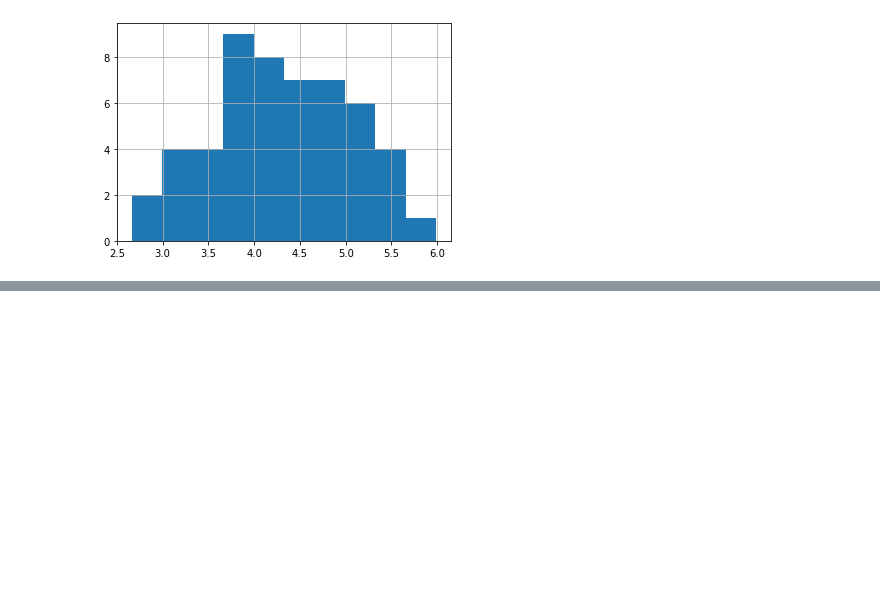
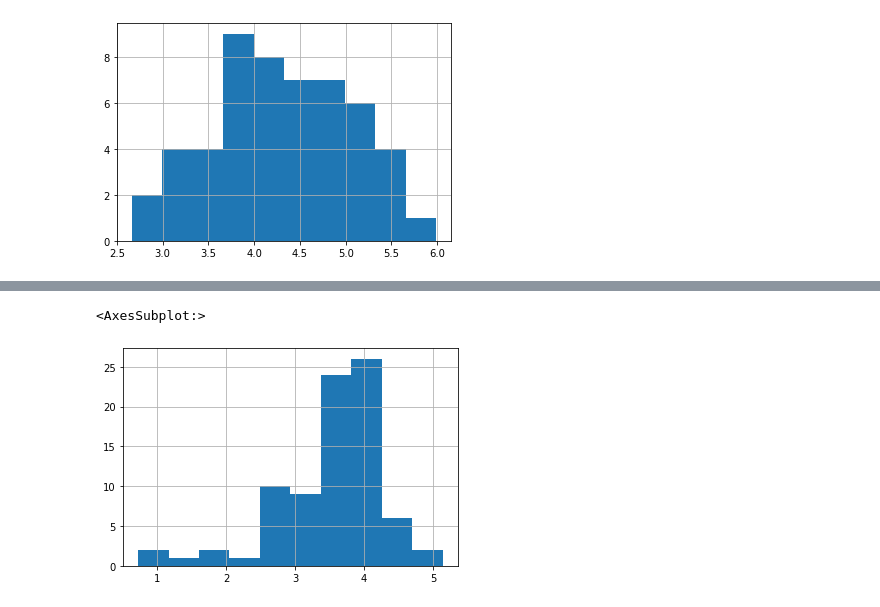
Before and after one commit to sean-dluhc/ons-energy-analysis, a Jupyter notebook: energy_analysis_eda.ipynb, the cells around one changed output, grey strips where cells are left out. Saved outputs shown, nothing was run; the diff lists cells and outputs as text; code cells hidden in the pictures; blank space fills up the shorter version.

```diff
--- a/energy_analysis_eda.ipynb
+++ b/energy_analysis_eda.ipynb
@@ -113,0 +129,6 @@ energy_mix_2021['oil_and_gas_prod_per_capita_log'].hist()
+# %%
+energy_mix_2021['low_carbon_energy_per_capita_log'] = np.log10(energy_mix_2021['low_carbon_energy_per_capita'])
+energy_mix_2021['low_carbon_energy_per_capita_log'].hist()
+# %% [output]
+<AxesSubplot:>
+[figure, added]
```
Also changed, not shown: parts of 12 cells of this notebook.
